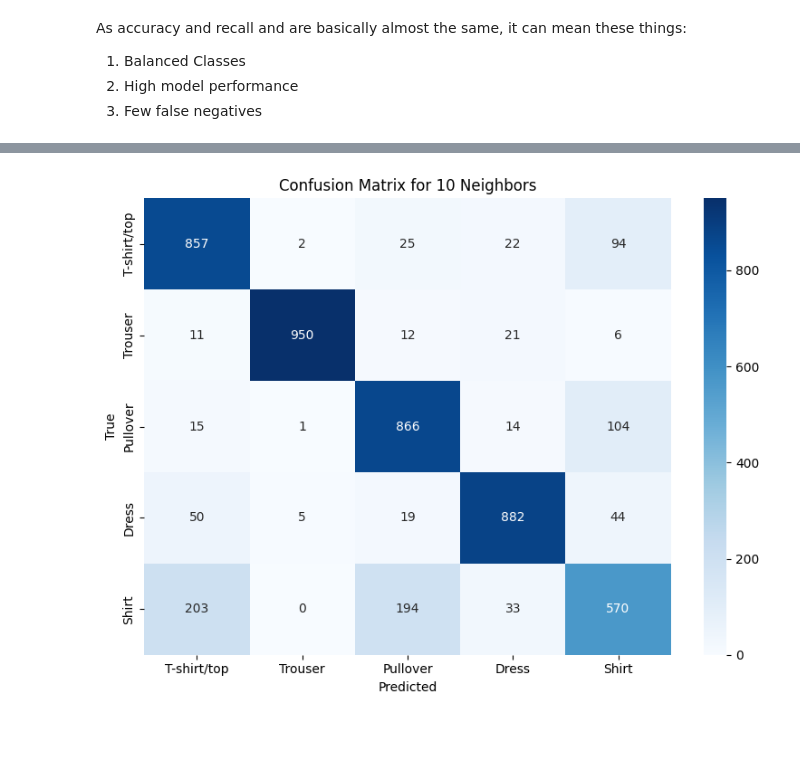
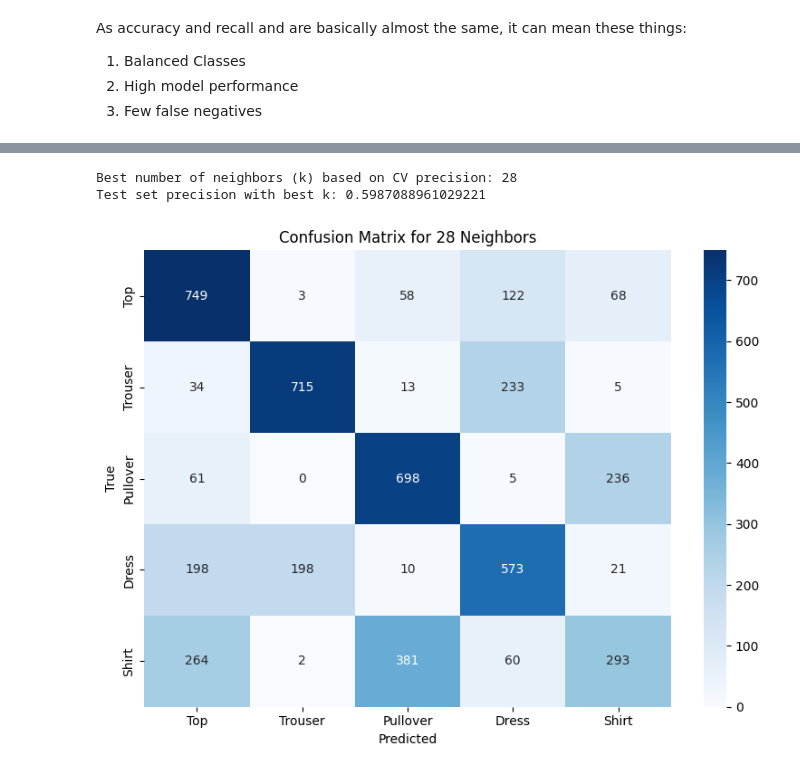
Before and after one commit to versroot/MLproject2024, a Jupyter notebook: knn_classification.ipynb, the cells around one changed output, grey strips where cells are left out. Saved outputs shown, nothing was run; the diff lists cells and outputs as text; code cells hidden in the pictures; blank space fills up the shorter version.

```diff
--- a/knn_classification.ipynb
+++ b/knn_classification.ipynb
@@ -26,4 +33,5 @@ test_data = np.load(test_path)
 # %%
-#defining the X an y training and testing data
-X_train, y_train = train_data[:, : -1], train_data[:, -1]
-X_test, y_test = test_data[:, : -1], test_data[:, -1]
+# #defining the X an y training and testing data (with PCA)
+# - why do we have worse results pca_data
+X_train, y_train = pca_train, train_labels
+X_test, y_test = pca_test, test_labels
@@ -137,0 +52,7 @@ for pred in y_pred:
+# %%
+# fitting more neighbours:
+k_values = [i for i in range(1,31)]
+knn_fit = []
+
+for k in k_values:
+    knn_fit.append(KNeighborsClassifier(k).fit(X_train,y_train))
@@ -163,0 +111,4 @@ Neighbors  |  Accuracy  |   Recall   | Precision  |     F1
+# %%
+#calcuating the highest precision neighbour
+max_index = precision_values.index(max(precision_values))
+max_index
@@ -221,16 +160,27 @@ With their mean 0.8280208983494216
+# %%
+
+final_model = KNeighborsClassifier(n_neighbors=max_index).fit(X_train, y_train)
+y_test_pred = final_model.predict(X_test)
+test_precision = precision_score(y_test, y_test_pred, average='macro')
+
+print(f"Best number of neighbors (k) based on CV precision: {max_index+1}")
+print(f"Test set precision with best k: {test_precision}")
+# %% [output]
+Best number of neighbors (k) based on CV precision: 28
+Test set precision with best k: 0.5987088961029221
 # %%
-# Confusion matrix for k=10
+# Confusion matrix for best k
 
 def plot_confusion_matrix(y_test, y_pred, title):
     cm = confusion_matrix(y_test, y_pred)
     plt.figure(figsize=(8, 6))
-    sns.heatmap(cm, annot=True, fmt='d', cmap='Blues', xticklabels=list(mapping.values()), yticklabels=list(mapping.values()))
+    sns.heatmap(cm, annot=True, fmt='d', cmap='Blues', xticklabels=list(class_mapping.values()), yticklabels=list(class_mapping.values()))
     plt.title(title)
     plt.xlabel('Predicted')
     plt.ylabel('True')
     plt.tight_layout()
     plt.show()
 
-plot_confusion_matrix(y_test, y_pred[1], 'Confusion Matrix for 10 Neighbors')
+plot_confusion_matrix(y_test, y_pred[max_index], f'Confusion Matrix for {k_values[max_index]} Neighbors')
 # %% [output]
-[figure, old version]
+[figure, new version]
```
Also changed, not shown: parts of 21 cells of this notebook, 1 other file.
